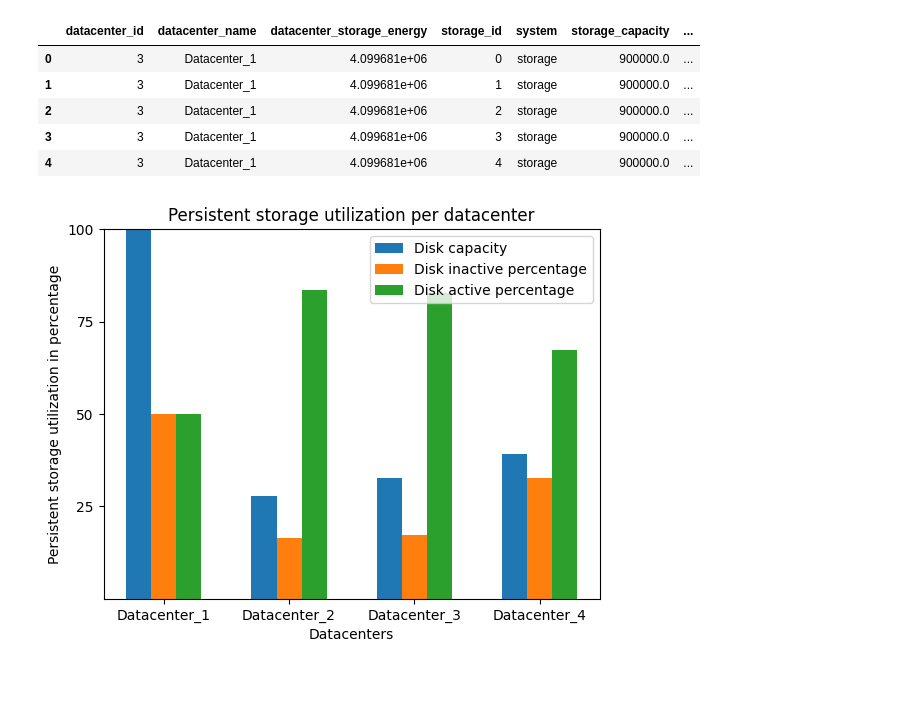
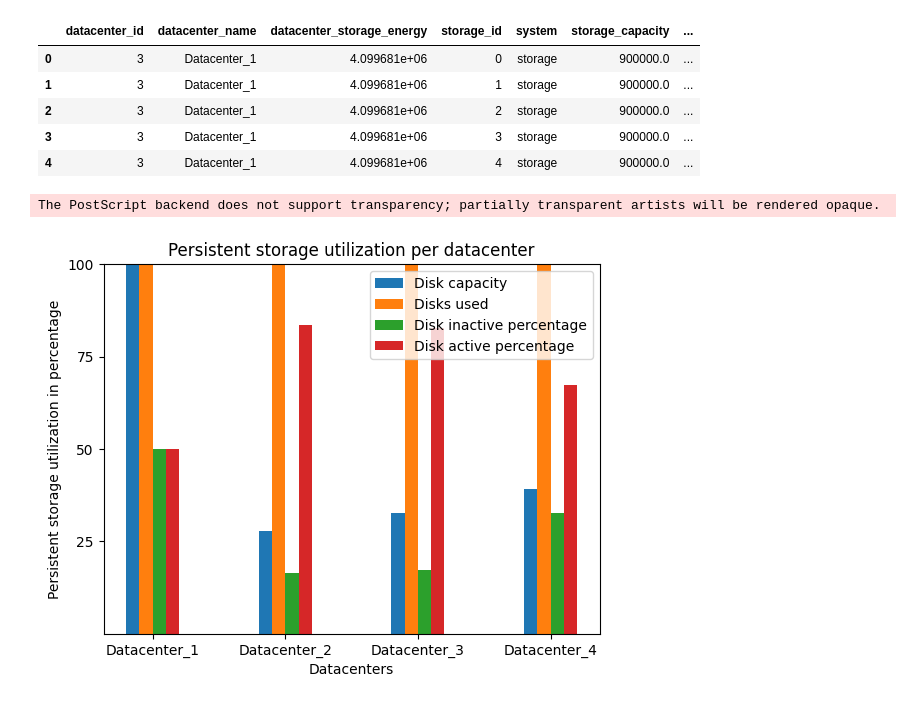
Before and after one commit to KhalidAFarah/cloud-energy-efficiency, a Jupyter notebook: visualization/storage_utilization.ipynb, the cells around one changed output. Cells and saved outputs as stored; diff of their text form; code cells hidden in the pictures.

```diff
--- a/visualization/storage_utilization.ipynb
+++ b/visualization/storage_utilization.ipynb
@@ -17,55 +17,104 @@ dataset.head()
 labels, values = np.unique(dataset['datacenter_name'], return_counts=True)
 datacenter_total_storage_capacity = np.array([])
 datacenter_used_storage_capacity = np.array([])
+datacenter_used_storage_capacity_power_state_aware = np.array([])
 
 datacenter_total_duration = np.array([])
 datacenter_inactive_duration = np.array([])
 datacenter_active_duration = np.array([])
 
+datacenter_disks = np.array([])
+datacenter_disks_active = np.array([])
+datacenter_disks_inactive = np.array([])
+datacenter_disks_on = np.array([])
+datacenter_disks_off = np.array([])
+
+datacenter_max_power = np.array([])
+datacenter_current_power = np.array([])
+
+
 for i in range(len(labels)):
     total_storage_capacity = 0
     used_storage_capacity = 0
+    used_storage_capacity_power_state_aware = 0
 
     total_disk_duration = 0
     disk_inactive_duration = 0
     disk_active_duration = 0
 
+    disks = 0
+    active_disks = 0
+    inactive_disks = 0
+    disks_on = 0
+    disks_off = 0
+
+    max_power = 0
+    current_power = 0
+
     for index, sample in dataset[dataset['datacenter_name'] == labels[i]].iterrows():
+        disks += 1
+        max_power += float(sample['active_power'])
+
+        if sample['is_active'] == True:
+            active_disks += 1
+            # used_storage_capacity_power_state_aware += sample['capacity_used']
+            current_power += float(sample['active_power'])
+            disks_on += 1
+        else:
+            inactive_disks += 1
+            current_power += float(sample['idle_power'])
+            disks_on += 1
+
+        if float(sample['active_duration']) == 0 or float(sample['capacity_used']) == 0:
+            disks_off += 1
+
         total_storage_capacity += sample['storage_capacity']
         used_storage_capacity += sample['capacity_used']
 
         # idle_duration = 0
         # for idle_interval in sample['idle_intervals'].split(":"):
         #     if idle_interval != '':
         #         idle_duration += float(idle_interval)
         disk_inactive_duration += float(sample['duration']) - float(sample['active_duration'])
         disk_active_duration += float(sample['active_duration'])
-        total_disk_duration += (float(sample['duration']))
+        total_disk_duration += float(sample['duration'])
 
     datacenter_total_storage_capacity = np.append(datacenter_total_storage_capacity, total_storage_capacity)
     datacenter_used_storage_capacity = np.append(datacenter_used_storage_capacity, used_storage_capacity)
 
+    datacenter_total_duration = np.append(datacenter_total_duration,  + total_disk_duration)
     datacenter_inactive_duration = np.append(datacenter_inactive_duration, disk_inactive_duration)
     datacenter_active_duration = np.append(datacenter_active_duration, disk_active_duration)
-    datacenter_total_duration = np.append(datacenter_total_duration, total_disk_duration)
 
+    datacenter_used_storage_capacity_power_state_aware = np.append(datacenter_used_storage_capacity_power_state_aware, used_storage_capacity_power_state_aware)
+    datacenter_disks = np.append(datacenter_disks, disks)
+    datacenter_disks_active = np.append(datacenter_disks_active, active_disks)
+    datacenter_disks_inactive = np.append(datacenter_disks_inactive, inactive_disks)
+    datacenter_disks_on = np.append(datacenter_disks_on, disks_on)
+    datacenter_disks_off = np.append(datacenter_disks_off, disks_off)
+
+    datacenter_max_power = np.append(datacenter_max_power, max_power)
+    datacenter_current_power = np.append(datacenter_current_power, current_power)
 
 x = np.arange(len(labels))
 
 bar_width = 0.2
-plt.bar(x - bar_width, np.divide(datacenter_used_storage_capacity, datacenter_total_storage_capacity)*100, bar_width, label="Disk capacity")
-plt.bar(x, np.divide(datacenter_inactive_duration, datacenter_total_duration)*100, bar_width, label="Disk inactive percentage")
-plt.bar(x + bar_width, np.divide(datacenter_active_duration, datacenter_total_duration)*100, bar_width, label="Disk active percentage")
+plt.bar(x - bar_width * 0.75, np.divide(datacenter_used_storage_capacity, datacenter_total_storage_capacity)*100, bar_width/2, label="Disk capacity")
+plt.bar(x - bar_width * 0.25, np.divide(datacenter_disks_on, datacenter_disks)*100, bar_width/2, label="Disks used")
+plt.bar(x + bar_width * 0.25, np.divide(datacenter_inactive_duration, datacenter_total_duration)*100, bar_width/2, label="Disk inactive percentage")
+plt.bar(x + bar_width * 0.75, np.divide(datacenter_active_duration, datacenter_total_duration)*100, bar_width/2, label="Disk active percentage")
 
 plt.xticks(x, labels)
 plt.yticks([25, 50, 75, 100])
 plt.ylim((0, 100))
 plt.xlabel("Datacenters")
 plt.ylabel("Persistent storage utilization in percentage")
 plt.title("Persistent storage utilization per datacenter")
 plt.legend()
+plt.savefig("../figs/storage/storage_utilization/cloud_provider_storage_utilization_per_datacenter.eps", format="eps")
 plt.show()
 # %% [output]
+The PostScript backend does not support transparency; partially transparent artists will be rendered opaque.
-[figure, old version]
+[figure, new version]
 # %%
 bar_width = 0.2
```
Also changed, not shown: parts of 6 cells of this notebook, 7 other files.
